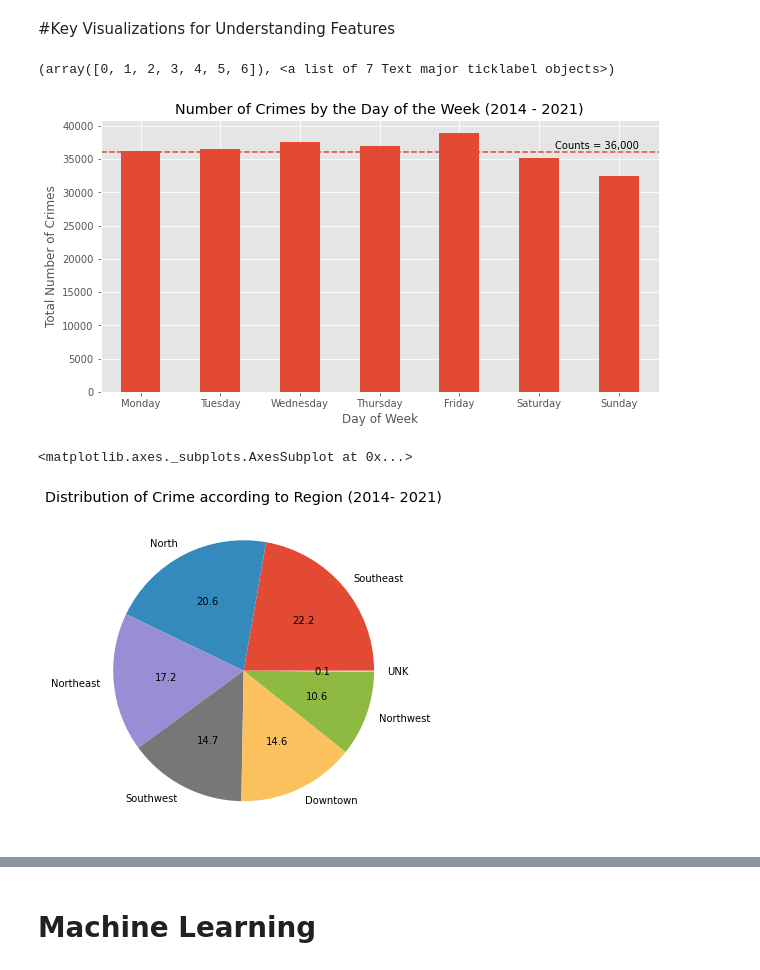
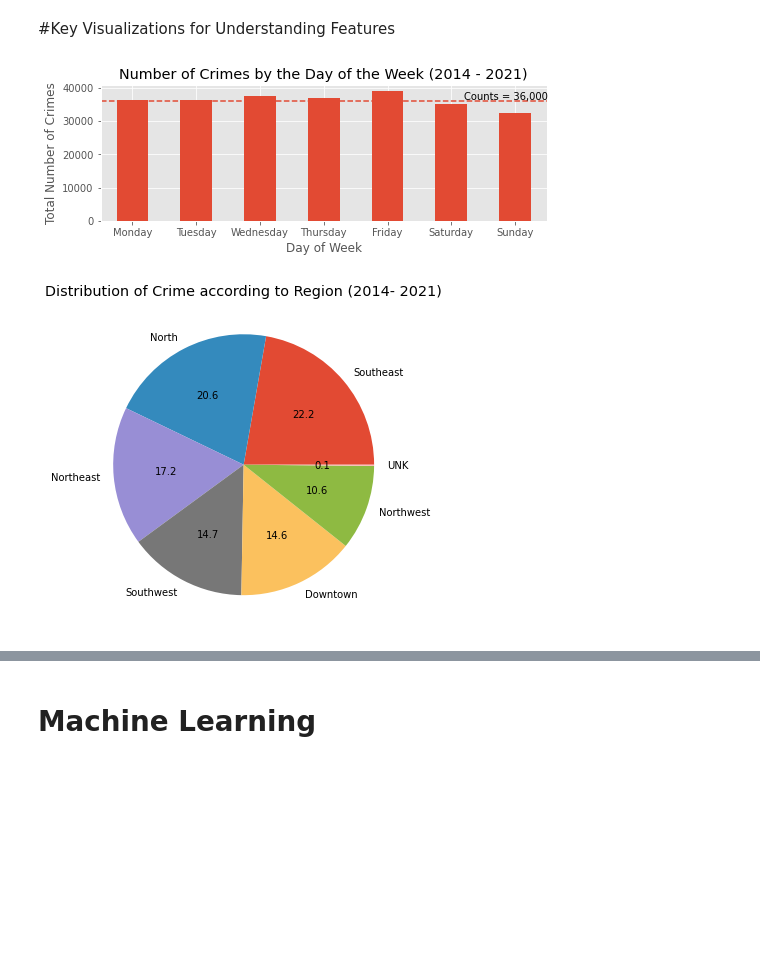
Before and after one commit to siddley1001/NCState_Datathon21, a Jupyter notebook: state_datathon_police.ipynb, the cells around one changed output, grey strips where cells are left out. Saved outputs shown, nothing was run; the diff lists cells and outputs as text; code cells hidden in the pictures; blank space fills up the shorter version.

```diff
--- a/state_datathon_police.ipynb
+++ b/state_datathon_police.ipynb
@@ -440,25 +440,25 @@ plt.xticks(rotation= 30)
 # %%
 weekday_crime = police_copy['reported_dayofwk'].value_counts()
 weekday_crime.index = pd.Categorical(weekday_crime.index, ['Monday', 'Tuesday', 'Wednesday', 'Thursday', 'Friday', 'Saturday', 'Sunday'])
 
 plt.figure(figsize = (10,5))
 plt.title('Number of Crimes by the Day of the Week (2014 - 2021)')
 plt.xlabel('Day of Week')
 plt.ylabel('Total Number of Crimes')
 
-weekday_crime.sort_index().plot(kind = 'bar')
+weekday_crime.sort_index().plot(kind = 'bar', figsize = (8, 2.5))
 plt.axhline(36000, ls = '--')
 plt.text(5.2, 36500, 'Counts = 36,000')
 
 plt.xticks(rotation = 0)
+plt.savefig('Crimes by DayofWeek', dpi=300, bbox_inches='tight')
 # %% [output]
-(array([0, 1, 2, 3, 4, 5, 6]), <a list of 7 Text major ticklabel objects>)
-[figure, old version]
+[figure, new version]
 # %%
-plt.figure(figsize = (10,5))
+plt.figure(figsize = (8, 2.5))
 police_copy['district'].value_counts().plot(kind = 'pie', autopct = '%.1f', label = '',
                                             figsize = (6,6), title = 'Distribution of Crime according to Region (2014- 2021)')
+plt.savefig('Distribution of Crime', dpi=300, bbox_inches='tight')
 # %% [output]
-<matplotlib.axes._subplots.AxesSubplot at 0x...>
 [figure]
 # %%
```
Also changed, not shown: parts of 4 cells of this notebook.
